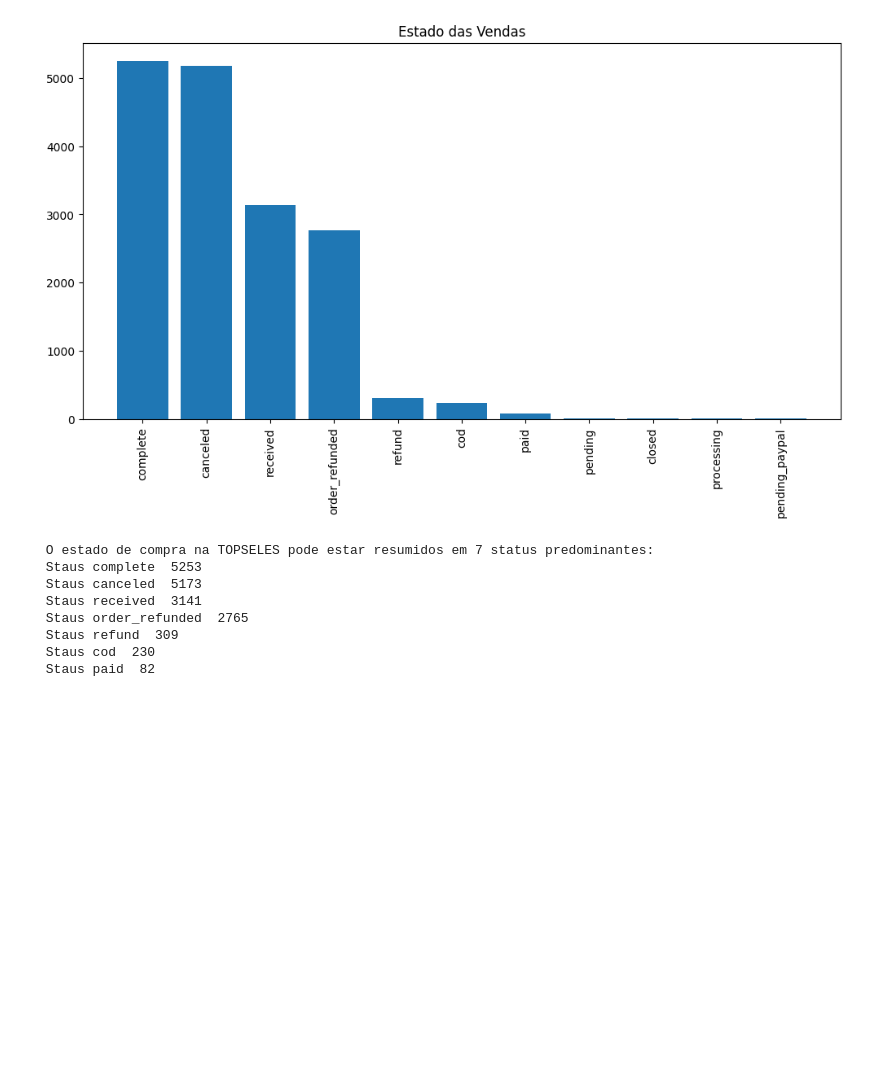
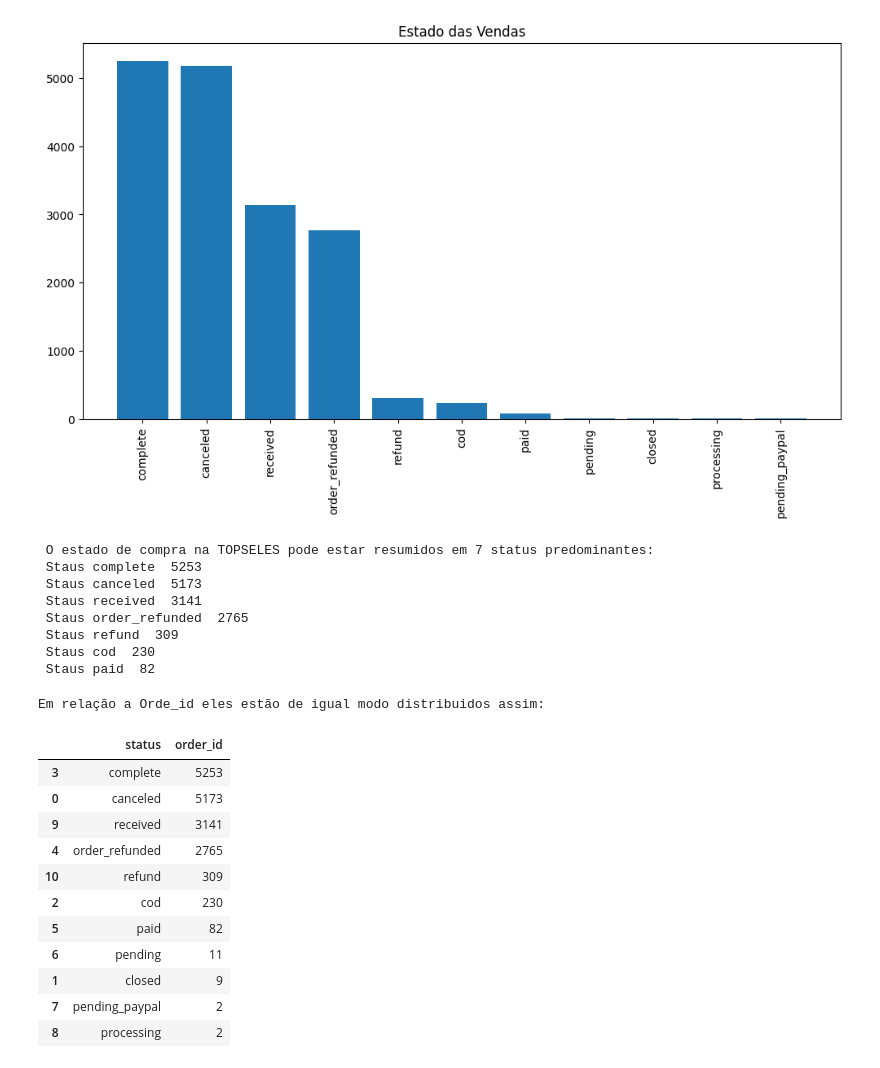
Before and after one commit to Gcango/Analise_Exploratorio_dos_Dados_da_TopSeles, a Jupyter notebook: Analise_Exploratoria_TopSeles.ipynb, the cells around one changed output. Cells and saved outputs as stored; diff of their text form; code cells hidden in the pictures; blank space fills up the shorter version.

```diff
--- a/Analise_Exploratoria_TopSeles.ipynb
+++ b/Analise_Exploratoria_TopSeles.ipynb
@@ -341,3 +434,22 @@ print(f" Staus {graf_estado.index[6]}  {graf_estado[6]}")
  Staus refund  309
  Staus cod  230
  Staus paid  82
+# %%
+print("Em relação a Orde_id eles estão de igual modo distribuidos assim: ")
+# %% [output]
+Em relação a Orde_id eles estão de igual modo distribuidos assim:
+# %%
+dados.groupby('status')['order_id'].count().reset_index().sort_values(by='order_id', ascending=False)
+# %% [output]
+|  | status | order_id |
+| 3 | complete | 5253 |
+| 0 | canceled | 5173 |
+| 9 | received | 3141 |
+| 4 | order_refunded | 2765 |
+| 10 | refund | 309 |
+| 2 | cod | 230 |
+| 5 | paid | 82 |
+| 6 | pending | 11 |
+| 1 | closed | 9 |
+| 7 | pending_paypal | 2 |
+| 8 | processing | 2 |
```
Also changed, not shown: parts of 21 cells of this notebook.
